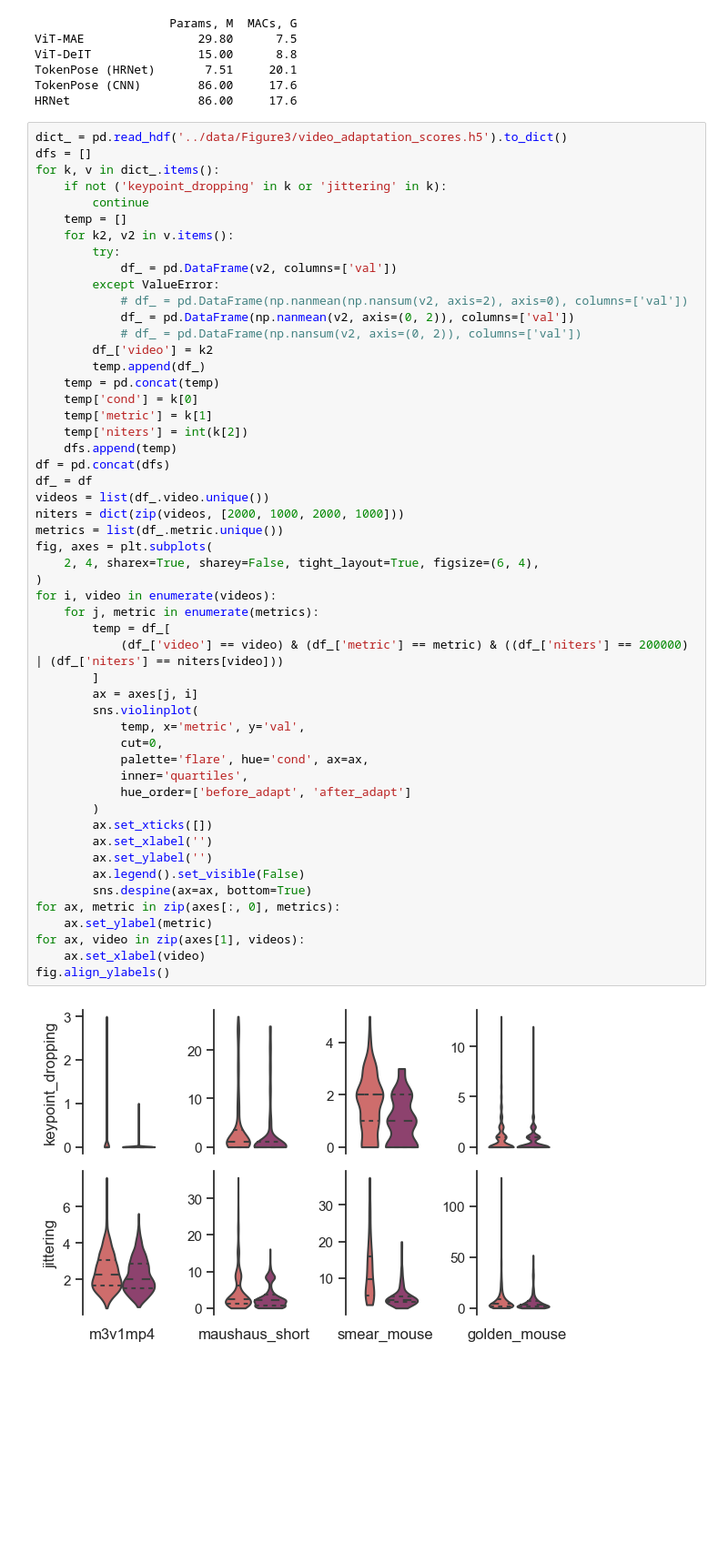
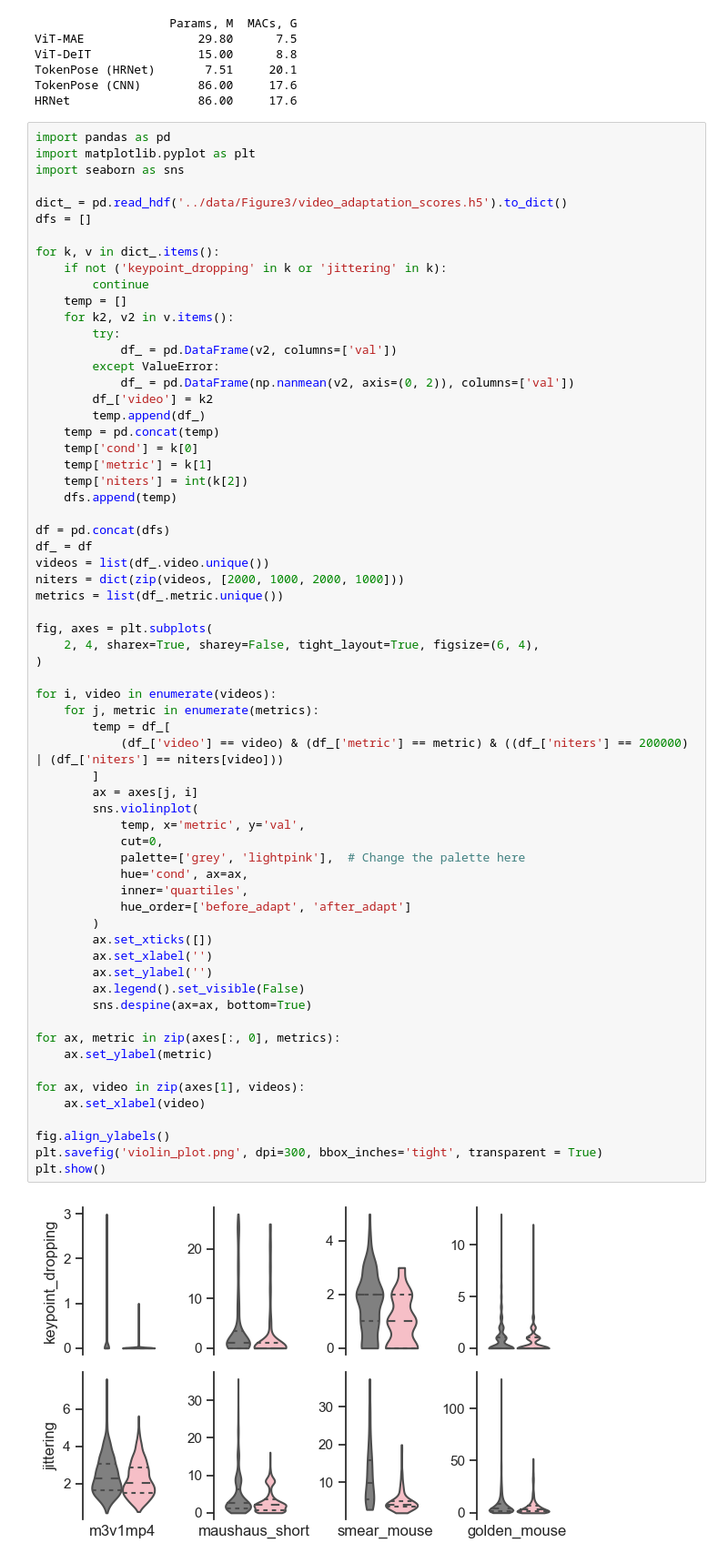
Before and after one commit to AdaptiveMotorControlLab/modelzoo-figures, a Jupyter notebook: figures/Extended_Figure4.ipynb, the cells around one changed output. Shown at 91% size. Cells and saved outputs as stored; diff of their text form; blank space fills up the shorter version.

Commit message:
recolor violin

```diff
--- a/figures/Extended_Figure4.ipynb
+++ b/figures/Extended_Figure4.ipynb
@@ -30,8 +32,13 @@ TokenPose (HRNet)       7.51     20.1
 TokenPose (CNN)        86.00     17.6
 HRNet                  86.00     17.6
 # %%
+import pandas as pd
+import matplotlib.pyplot as plt
+import seaborn as sns
+
 dict_ = pd.read_hdf('../data/Figure3/video_adaptation_scores.h5').to_dict()
 dfs = []
+
 for k, v in dict_.items():
     if not ('keypoint_dropping' in k or 'jittering' in k):
         continue
@@ -40,9 +47,7 @@ for k, v in dict_.items():
         try:
             df_ = pd.DataFrame(v2, columns=['val'])
         except ValueError:
-            # df_ = pd.DataFrame(np.nanmean(np.nansum(v2, axis=2), axis=0), columns=['val'])
             df_ = pd.DataFrame(np.nanmean(v2, axis=(0, 2)), columns=['val'])
-            # df_ = pd.DataFrame(np.nansum(v2, axis=(0, 2)), columns=['val'])
         df_['video'] = k2
         temp.append(df_)
     temp = pd.concat(temp)
@@ -50,36 +55,45 @@ for k, v in dict_.items():
     temp['metric'] = k[1]
     temp['niters'] = int(k[2])
     dfs.append(temp)
+
 df = pd.concat(dfs)
 df_ = df
 videos = list(df_.video.unique())
 niters = dict(zip(videos, [2000, 1000, 2000, 1000]))
 metrics = list(df_.metric.unique())
+
 fig, axes = plt.subplots(
     2, 4, sharex=True, sharey=False, tight_layout=True, figsize=(6, 4),
 )
+
 for i, video in enumerate(videos):
     for j, metric in enumerate(metrics):
         temp = df_[
             (df_['video'] == video) & (df_['metric'] == metric) & ((df_['niters'] == 200000) | (df_['niters'] == niters[video]))
         ]
         ax = axes[j, i]
         sns.violinplot(
             temp, x='metric', y='val',
             cut=0,
-            palette='flare', hue='cond', ax=ax,
+            palette=['grey', 'lightpink'],  # Change the palette here
+            hue='cond', ax=ax,
             inner='quartiles',
             hue_order=['before_adapt', 'after_adapt']
         )
         ax.set_xticks([])
         ax.set_xlabel('')
         ax.set_ylabel('')
         ax.legend().set_visible(False)
         sns.despine(ax=ax, bottom=True)
+
 for ax, metric in zip(axes[:, 0], metrics):
     ax.set_ylabel(metric)
+
 for ax, video in zip(axes[1], videos):
     ax.set_xlabel(video)
+
 fig.align_ylabels()
+plt.savefig('violin_plot.png', dpi=300, bbox_inches='tight', transparent = True)
+plt.show()
 # %% [output]
-[figure, old version]
+[figure, new version]
```
Also changed, not shown: parts of 1 cell of this notebook.
